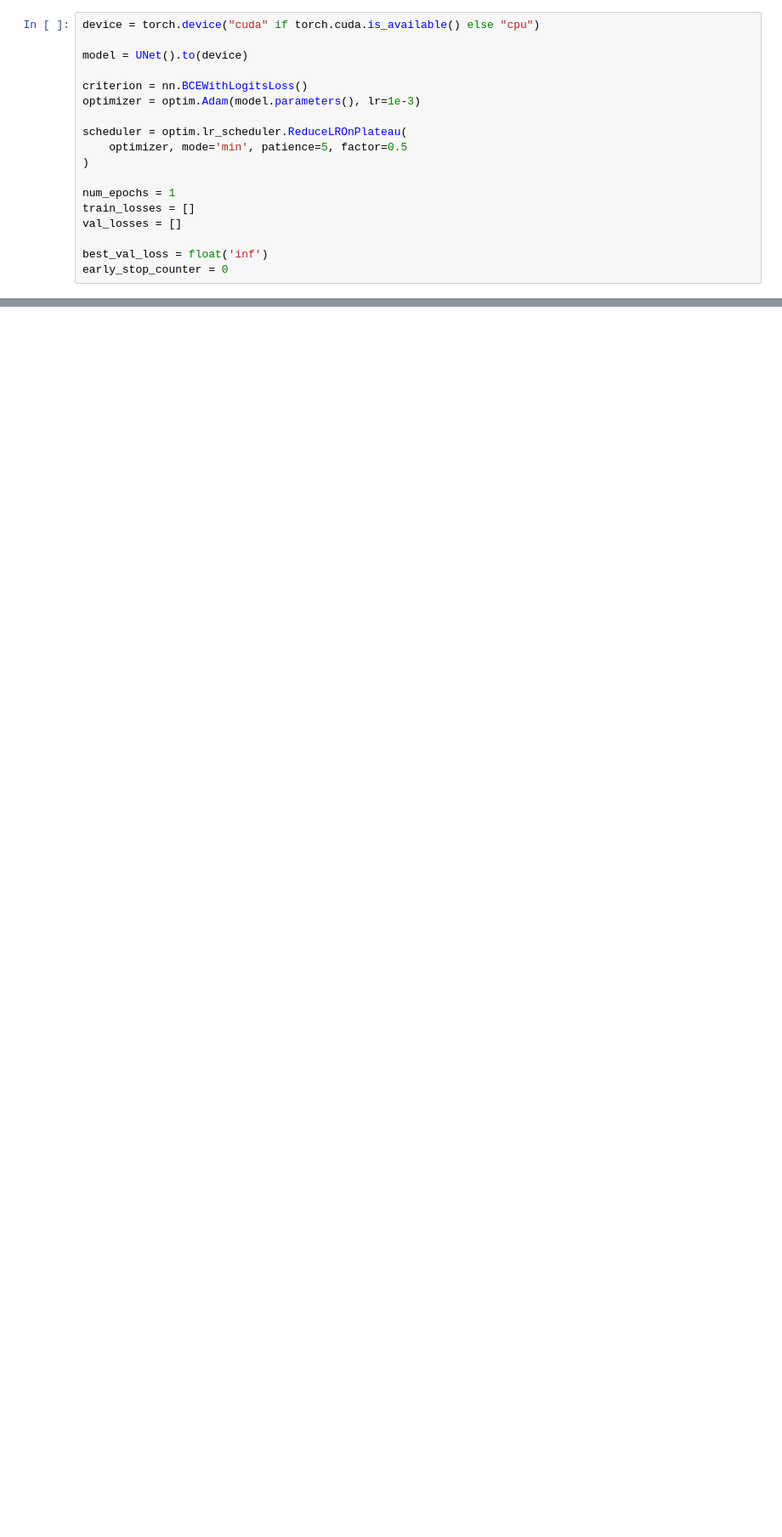
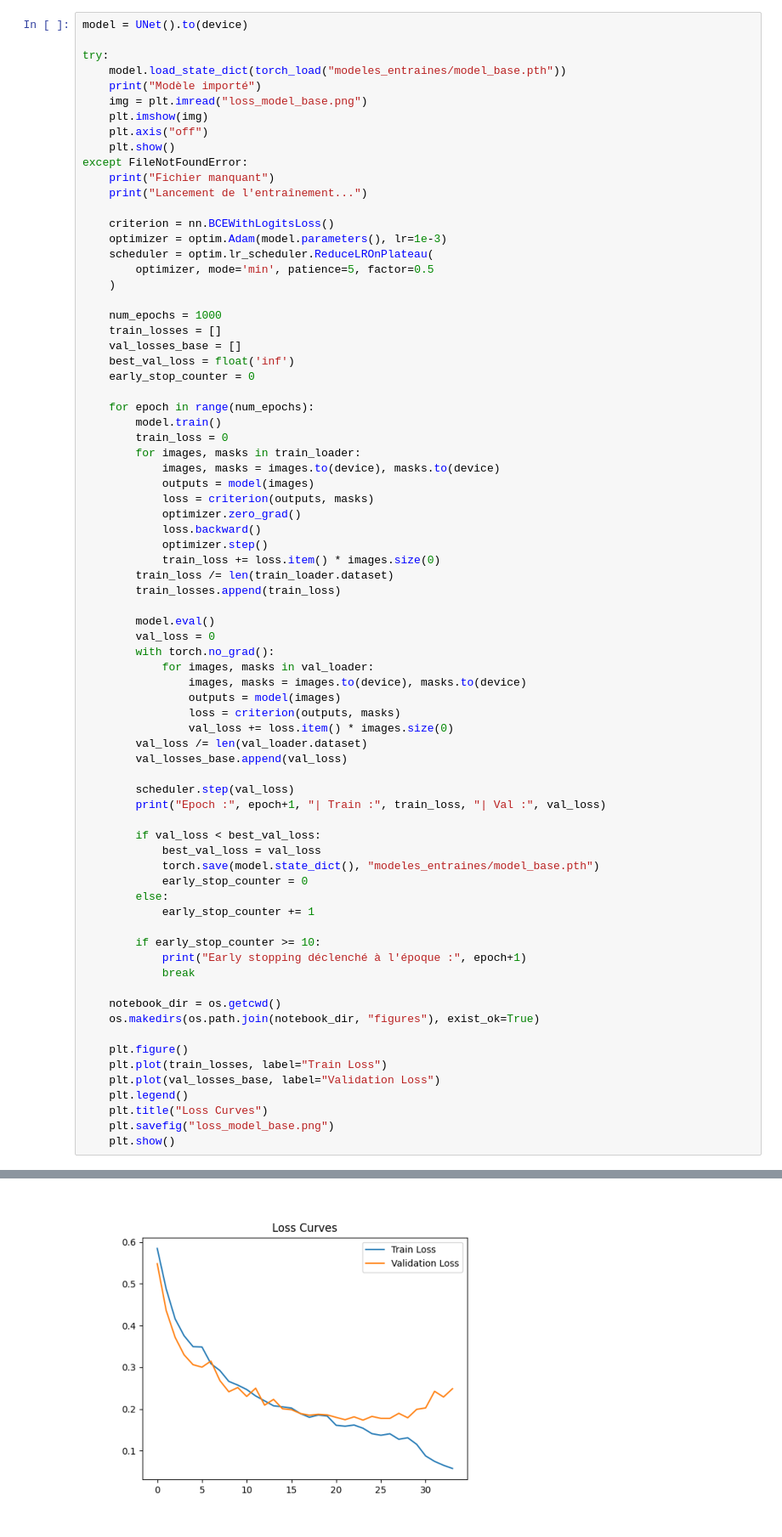
Before and after one commit to Marc-Andrieu/S10, a Jupyter notebook: MSO/CV/BE3 - Semantic Segmentation/beunet.ipynb, the cells around one changed output, grey strips where cells are left out. Shown at 85% size. Cells and saved outputs as stored; diff of their text form; blank space fills up the shorter version.

```diff
--- a/MSO/CV/BE3 - Semantic Segmentation/beunet.ipynb
+++ b/MSO/CV/BE3 - Semantic Segmentation/beunet.ipynb
@@ -135,20 +166,78 @@ class UNet(nn.Module):
 
         return self.out(u4)
 # %%
-device = torch.device("cuda" if torch.cuda.is_available() else "cpu")
-
 model = UNet().to(device)
 
-criterion = nn.BCEWithLogitsLoss()
-optimizer = optim.Adam(model.parameters(), lr=1e-3)
+try:
+    model.load_state_dict(torch_load("modeles_entraines/model_base.pth"))
+    print("Modèle importé")
+    img = plt.imread("loss_model_base.png")
+    plt.imshow(img)
+    plt.axis("off")
+    plt.show()
+except FileNotFoundError:
+    print("Fichier manquant")
+    print("Lancement de l'entraînement...")
 
-scheduler = optim.lr_scheduler.ReduceLROnPlateau(
-    optimizer, mode='min', patience=5, factor=0.5
-)
+    criterion = nn.BCEWithLogitsLoss()
+    optimizer = optim.Adam(model.parameters(), lr=1e-3)
+    scheduler = optim.lr_scheduler.ReduceLROnPlateau(
+        optimizer, mode='min', patience=5, factor=0.5
+    )
 
-num_epochs = 1
-train_losses = []
-val_losses = []
+    num_epochs = 1000
+    train_losses = []
+    val_losses_base = []
+    best_val_loss = float('inf')
+    early_stop_counter = 0
 
-best_val_loss = float('inf')
-early_stop_counter = 0
+    for epoch in range(num_epochs):
+        model.train()
+        train_loss = 0
+        for images, masks in train_loader:
+            images, masks = images.to(device), masks.to(device)
+            outputs = model(images)
+            loss = criterion(outputs, masks)
+            optimizer.zero_grad()
+            loss.backward()
+            optimizer.step()
+            train_loss += loss.item() * images.size(0)
+        train_loss /= len(train_loader.dataset)
+        train_losses.append(train_loss)
+
+        model.eval()
+        val_loss = 0
+        with torch.no_grad():
+            for images, masks in val_loader:
+                images, masks = images.to(device), masks.to(device)
+                outputs = model(images)
+                loss = criterion(outputs, masks)
+                val_loss += loss.item() * images.size(0)
+        val_loss /= len(val_loader.dataset)
+        val_losses_base.append(val_loss)
+
+        scheduler.step(val_loss)
+        print("Epoch :", epoch+1, "| Train :", train_loss, "| Val :", val_loss)
+
+        if val_loss < best_val_loss:
+            best_val_loss = val_loss
+            torch.save(model.state_dict(), "modeles_entraines/model_base.pth")
+            early_stop_counter = 0
+        else:
+            early_stop_counter += 1
+
+        if early_stop_counter >= 10:
+            print("Early stopping déclenché à l'époque :", epoch+1)
+            break
+
+    notebook_dir = os.getcwd()
+    os.makedirs(os.path.join(notebook_dir, "figures"), exist_ok=True)
+
+    plt.figure()
+    plt.plot(train_losses, label="Train Loss")
+    plt.plot(val_losses_base, label="Validation Loss")
+    plt.legend()
+    plt.title("Loss Curves")
+    plt.savefig("loss_model_base.png")
+    plt.show()
+# %% [output]
@@ -154,0 +245 @@ early_stop_counter = 0
+[figure, added]
```
Also changed, not shown: parts of 32 cells of this notebook, 13 other files.
